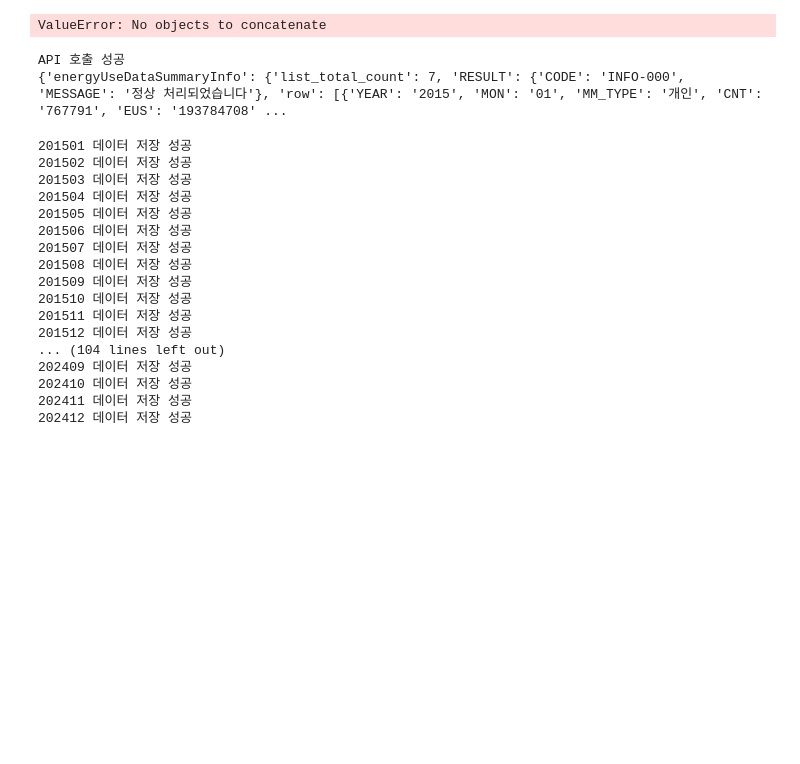
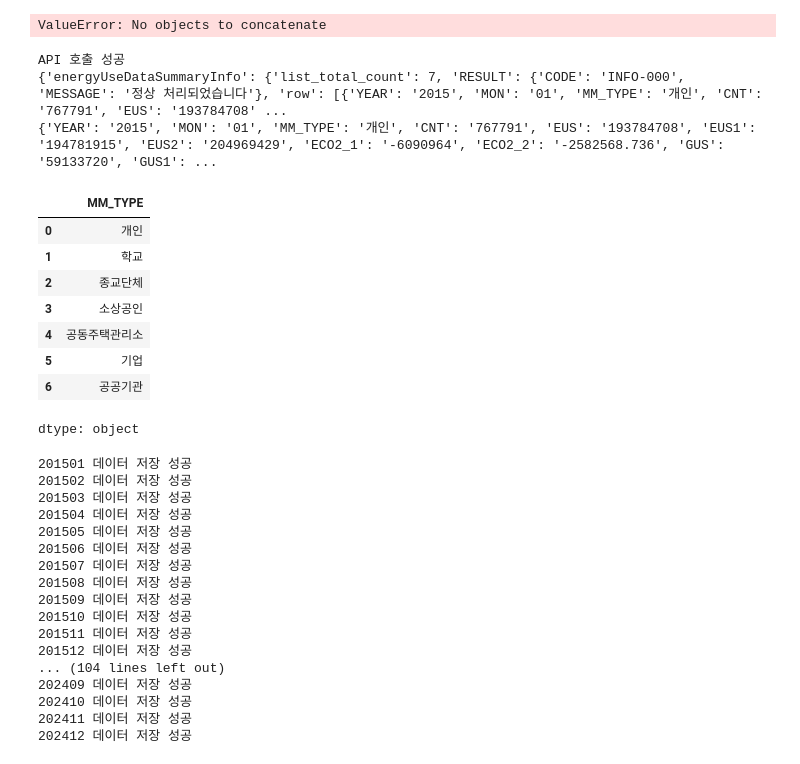
Before and after one commit to hoyoungLee625/Data-Analysis-with-Open-Source, a Jupyter notebook: 오픈소스_데이터_분석_4강.ipynb, the cells around one changed output. Saved outputs shown, nothing was run; the diff lists cells and outputs as text; code cells hidden in the pictures; blank space fills up the shorter version.

```diff
--- a/오픈소스_데이터_분석_4강.ipynb
+++ b/오픈소스_데이터_분석_4강.ipynb
@@ -172,28 +172,39 @@ print(df.head)
 ValueError: No objects to concatenate
 # %%
 import requests
-
-url ='http://openapi.seoul.go.kr.8088/71774e424469746f39324e506c6e71/json/energyUseDataSummaryInfo/1/5/{year}/{month}/'
+url ='http://openapi.seoul.go.kr:8088/71774e424469746f39324e506c6e71/json/energyUseDataSummaryInfo/1/10/2015/01/'
 params = {
 	'KEY': '71774e424469746f39324e506c6e71',
 	'SERVICE': 'energyUseDataSummaryInfo',
 	'TYPE': 'json',
-	'START_INDEX': 1,
-	'END_INDEX': 5,
-	'year': 'year',
-	'mon': 'month'
+
 }
-
 response = requests.get(url, params=params)
 
 if response.status_code == 200:
     print('API 호출 성공')
     print(response.json())
 else:
     print(f'API 호출 실패: {response.status_code}')
+import pandas as pd
+data = response.json() ['energyUseDataSummaryInfo']['row']
+df = pd.DataFrame(data)
+df
+print(data[0])
+df['MM_TYPE']
 # %% [output]
 API 호출 성공
 {'energyUseDataSummaryInfo': {'list_total_count': 7, 'RESULT': {'CODE': 'INFO-000', 'MESSAGE': '정상 처리되었습니다'}, 'row': [{'YEAR': '2015', 'MON': '01', 'MM_TYPE': '개인', 'CNT': '767791', 'EUS': '193784708' ...
+{'YEAR': '2015', 'MON': '01', 'MM_TYPE': '개인', 'CNT': '767791', 'EUS': '193784708', 'EUS1': '194781915', 'EUS2': '204969429', 'ECO2_1': '-6090964', 'ECO2_2': '-2582568.736', 'GUS': '59133720', 'GUS1': ...
+|  | MM_TYPE |
+| 0 | 개인 |
+| 1 | 학교 |
+| 2 | 종교단체 |
+| 3 | 소상공인 |
+| 4 | 공동주택관리소 |
+| 5 | 기업 |
+| 6 | 공공기관 |
+dtype: object
 # %%
 import requests
 import time
```
